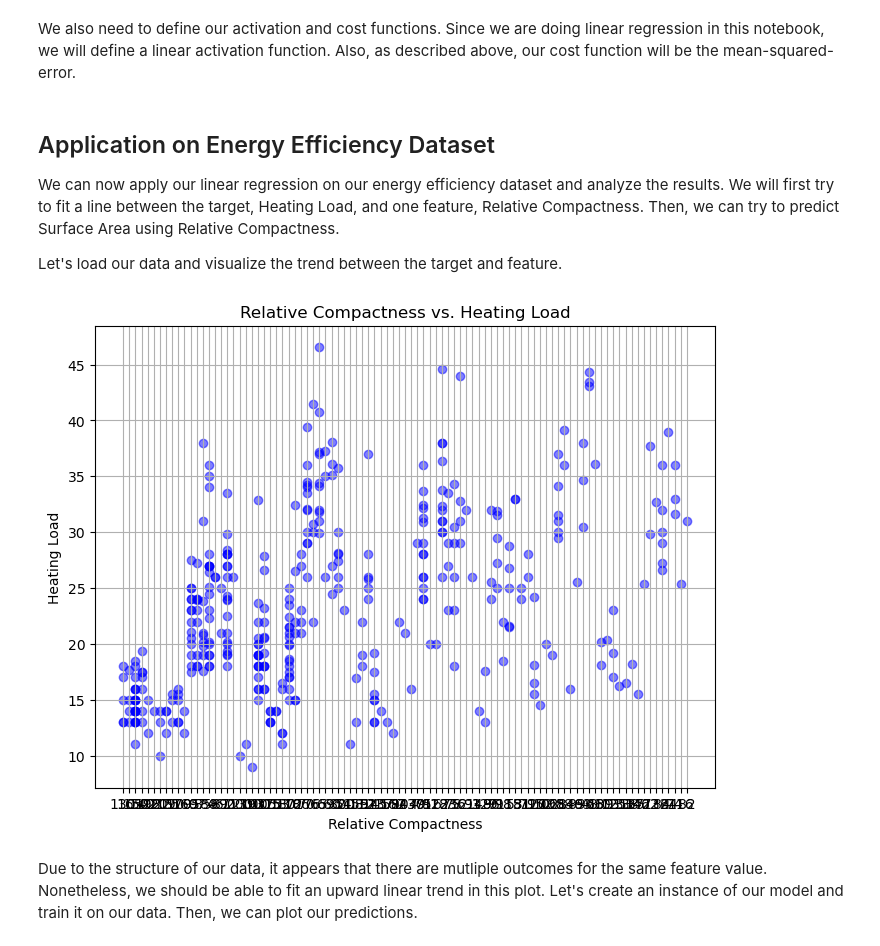
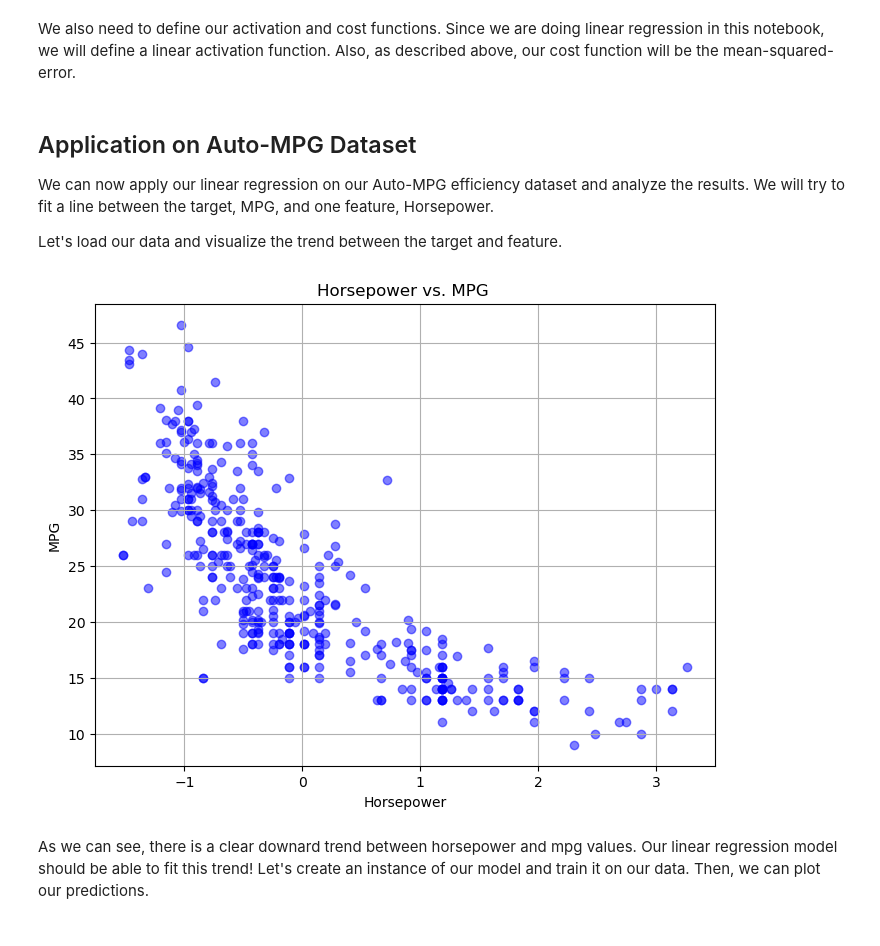
Before and after one commit to kritshan/INDE-577, a Jupyter notebook: Supervised Learning/Linear + Logistic Regression/linear_regression.ipynb, the cells around one changed output. Saved outputs shown, nothing was run; the diff lists cells and outputs as text; code cells hidden in the pictures.

Commit message:
added gradient boosting + changed linear regression

```diff
--- a/Supervised Learning/Linear + Logistic Regression/linear_regression.ipynb
+++ b/Supervised Learning/Linear + Logistic Regression/linear_regression.ipynb
@@ -185,36 +185,36 @@ def mean_sqaured_error(y_hat, y):
     '''
     return .5*(y_hat - y)**2
 # %% [markdown]
-## Application on Energy Efficiency Dataset
+## Application on Auto-MPG Dataset
 
-We can now apply our linear regression on our energy efficiency dataset and analyze the results. We will first try to fit a line between the target, Heating Load, and one feature, Relative Compactness. Then, we can try to predict Surface Area using Relative Compactness.
+We can now apply our linear regression on our Auto-MPG efficiency dataset and analyze the results. We will try to fit a line between the target, MPG, and one feature, Horsepower.
 
 Let's load our data and visualize the trend between the target and feature.
 # %%
 import pandas as pd
+import matplotlib.pyplot as plt
+
 
 auto = pd.read_csv("/Users/kritinshanmugam/Downloads/auto-mpg.csv")
 auto = auto[auto['horsepower'] != '?']
-auto = auto.dropna()
-X = auto.drop(['mpg', 'car name'], axis=1).astype('float64')
-y = auto['mpg']
 
-X = (X - X.mean()) / X.std()
+X = auto.drop(['car name', 'mpg'], axis=1)
+X = X.astype('float64')
 
-X = auto['horsepower'].values
-
-# y = np.where(auto['mpg'] < 23, 0, 1)
+X = (X - X.mean())/X.std()
+X = X['horsepower'].astype('float64')
+y = auto['mpg'].astype('float64')
 
 
-plt.figure(figsize=(15, 10))
+plt.figure(figsize=(8, 6))
 plt.scatter(X, y, color='blue', alpha=0.5)
-plt.title('Relative Compactness vs. Heating Load')
-plt.xlabel('Relative Compactness')
-plt.ylabel('Heating Load')
+plt.title('Horsepower vs. MPG ')
+plt.xlabel('Horsepower')
+plt.ylabel('MPG')
 plt.grid(True)
 plt.show()
 # %% [output]
-[figure, old version]
+[figure, new version]
 # %% [markdown]
-Due to the structure of our data, it appears that there are mutliple outcomes for the same feature value. Nonetheless, we should be able to fit an upward linear trend in this plot. Let's create an instance of our model and train it on our data. Then, we can plot our predictions.
+As we can see, there is a clear downard trend between horsepower and mpg values. Our linear regression model should be able to fit this trend! Let's create an instance of our model and train it on our data. Then, we can plot our predictions.
 # %%
```
Also changed, not shown: parts of 7 cells of this notebook, 3 other files.
